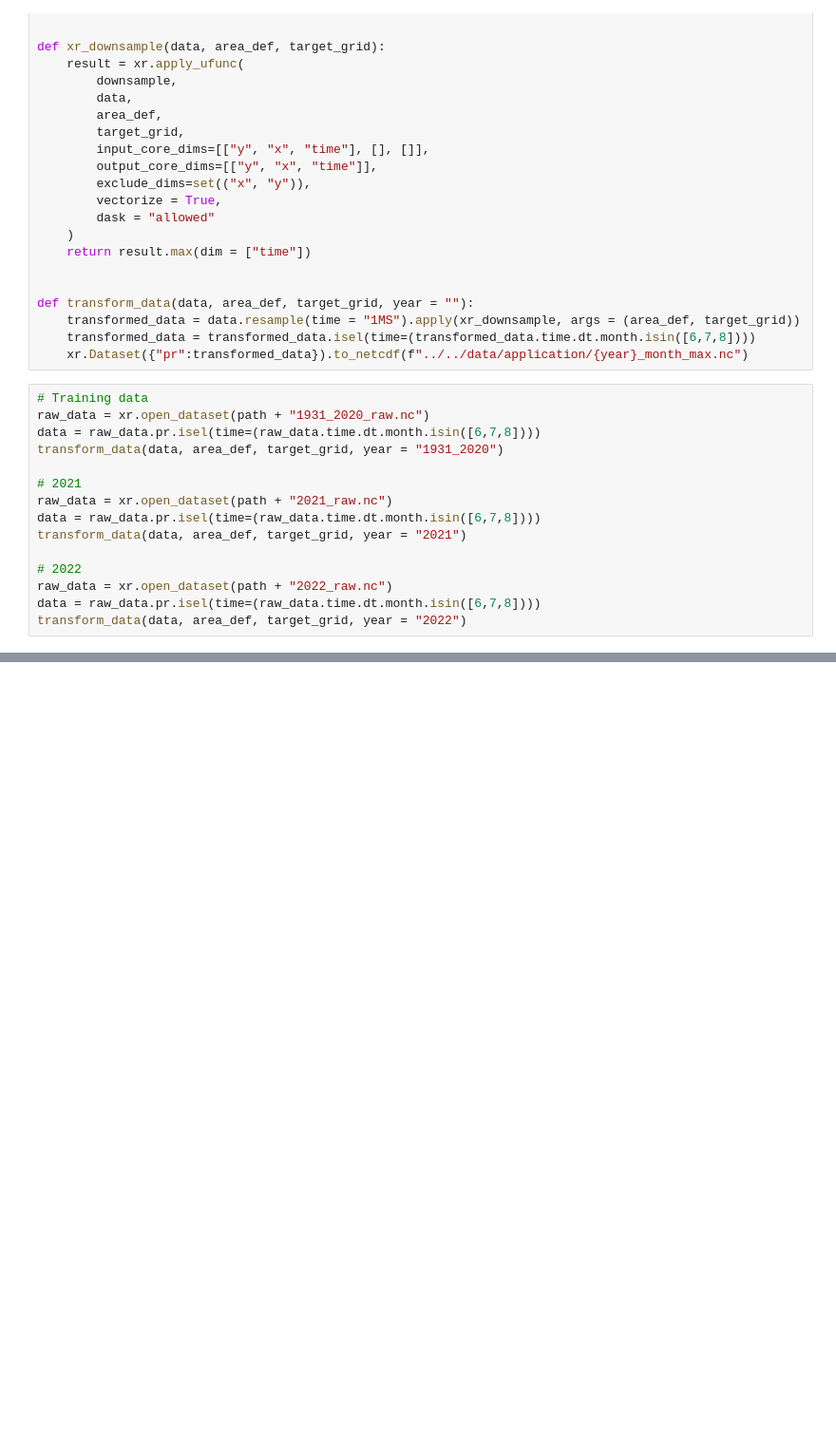
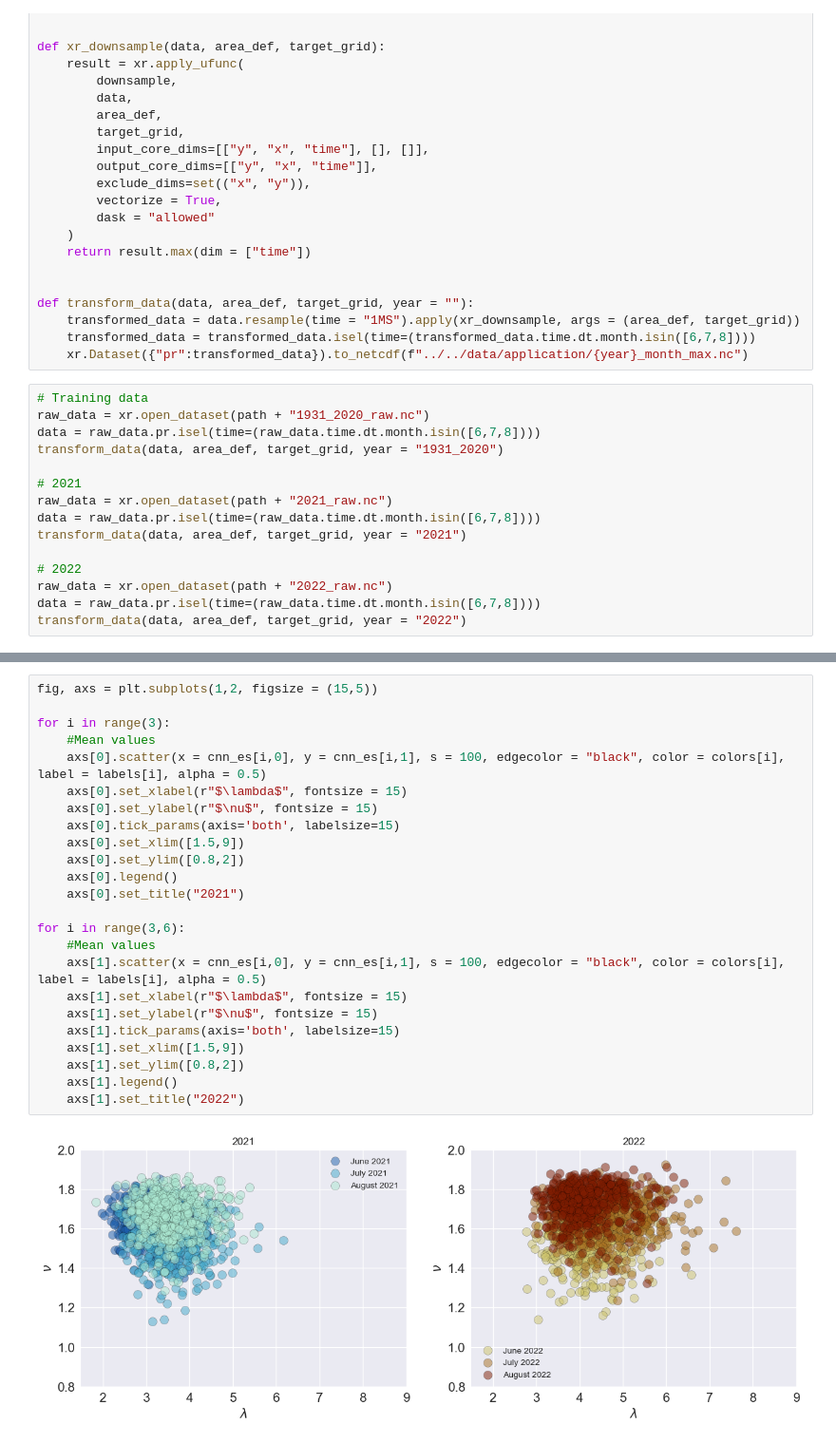
Before and after one commit to cbuelt/thesis, a Jupyter notebook: application/data_prep.ipynb, the cells around one changed output, grey strips where cells are left out. Shown at 95% size. Saved outputs shown, nothing was run; the diff lists cells and outputs as text; blank space fills up the shorter version.

```diff
--- a/application/data_prep.ipynb
+++ b/application/data_prep.ipynb
@@ -68,0 +180,26 @@ transform_data(data, area_def, target_grid, year = "2022")
+# %%
+fig, axs = plt.subplots(1,2, figsize = (15,5))
+
+for i in range(3):
+    #Mean values
+    axs[0].scatter(x = cnn_es[i,0], y = cnn_es[i,1], s = 100, edgecolor = "black", color = colors[i], label = labels[i], alpha = 0.5)
+    axs[0].set_xlabel(r"$\lambda$", fontsize = 15)
+    axs[0].set_ylabel(r"$\nu$", fontsize = 15)
+    axs[0].tick_params(axis='both', labelsize=15)
+    axs[0].set_xlim([1.5,9])
+    axs[0].set_ylim([0.8,2])
+    axs[0].legend()
+    axs[0].set_title("2021")
+
+for i in range(3,6):
+    #Mean values
+    axs[1].scatter(x = cnn_es[i,0], y = cnn_es[i,1], s = 100, edgecolor = "black", color = colors[i], label = labels[i], alpha = 0.5)
+    axs[1].set_xlabel(r"$\lambda$", fontsize = 15)
+    axs[1].set_ylabel(r"$\nu$", fontsize = 15)
+    axs[1].tick_params(axis='both', labelsize=15)
+    axs[1].set_xlim([1.5,9])
+    axs[1].set_ylim([0.8,2])
+    axs[1].legend()
+    axs[1].set_title("2022")
+# %% [output]
+[figure, added]
```
Also changed, not shown: parts of 19 cells of this notebook, 7 other files.
